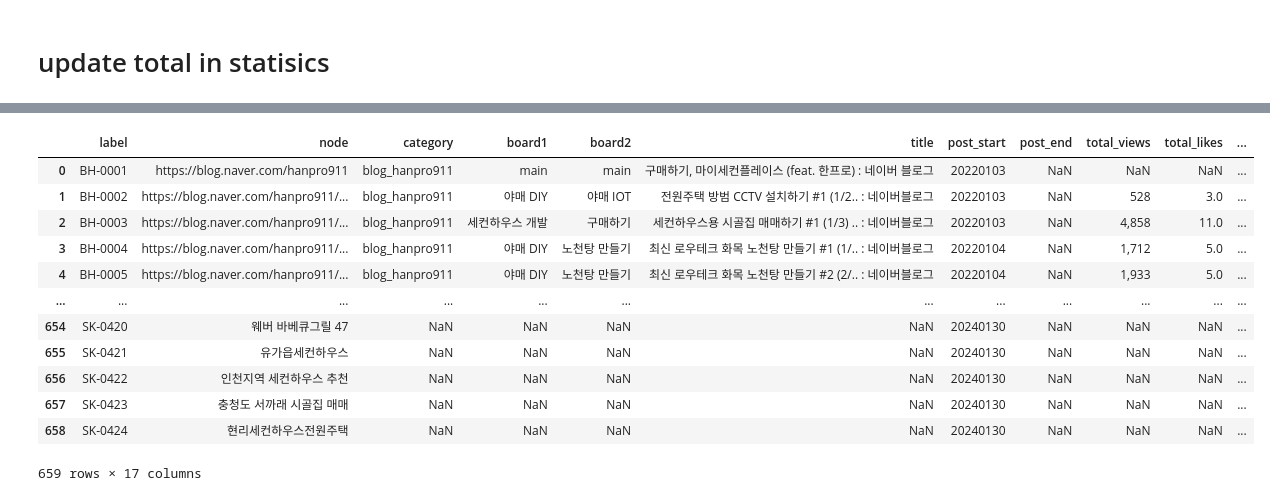
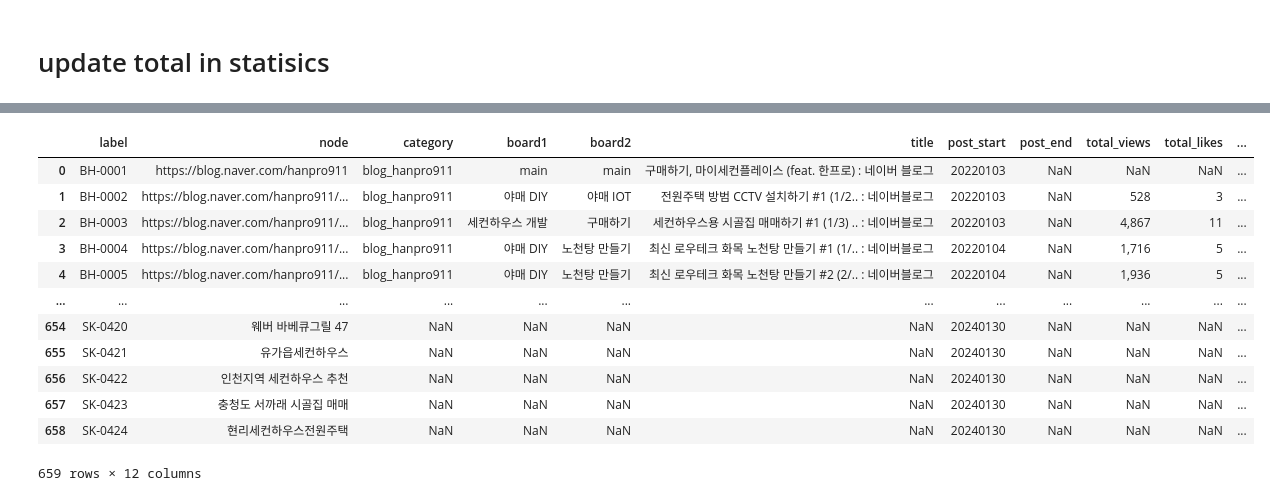
Before and after one commit to kang00111/funnel_test, a Jupyter notebook: Crawler for BlogStatistics_3.ipynb, the cells around one changed output, grey strips where cells are left out. Saved outputs shown, nothing was run; the diff lists cells and outputs as text; code cells hidden in the pictures.

```diff
--- a/Crawler for BlogStatistics_3.ipynb
+++ b/Crawler for BlogStatistics_3.ipynb
@@ -166,19 +144,0 @@ article_ids_bm
-# %%
-# 입력 날짜 (8자리 숫자)
-input_date = 20240130
-
-# 현재 날짜 가져오기
-current_date = datetime.now()
-
-# 어제 날짜 계산
-yesterday_date = current_date - timedelta(days=1)
-
-# 어제 날짜의 년, 월, 일 추출
-current_year = yesterday_date.year
-current_month = yesterday_date.month
-current_day = yesterday_date.day
-
-months_difference, deltaday, target_day = calculate_difference_and_weekday(current_year, current_month, current_day, input_date)
-
-
-print(f"네이버 기본 세팅에서 {input_date}은 {months_difference}달 전입니다. 입력날짜는 {target_day}입니다.")
@@ -599,17 +492,31 @@ for col in update_columns:
-# %%
-df_stat_updated
-# %% [output]
-|  | label | node | category | board1 | board2 | title | post_start | post_end | total_views | total_likes | ... |
-| 0 | BH-0001 | https://blog.naver.com/hanpro911 | blog_hanpro911 | main | main | 구매하기, 마이세컨플레이스 (feat. 한프로) : 네이버 블로그 | 20220103 | NaN | NaN | NaN | ... |
-| 1 | BH-0002 | https://blog.naver.com/hanpro911/... | blog_hanpro911 | 야매 DIY | 야매 IOT | 전원주택 방범 CCTV 설치하기 #1 (1/2.. : 네이버블로그 | 20220103 | NaN | 528 | 3.0 | ... |
-| 2 | BH-0003 | https://blog.naver.com/hanpro911/... | blog_hanpro911 | 세컨하우스 개발 | 구매하기 | 세컨하우스용 시골집 매매하기 #1 (1/3) .. : 네이버블로그 | 20220103 | NaN | 4,858 | 11.0 | ... |
-| 3 | BH-0004 | https://blog.naver.com/hanpro911/... | blog_hanpro911 | 야매 DIY | 노천탕 만들기 | 최신 로우테크 화목 노천탕 만들기 #1 (1/.. : 네이버블로그 | 20220104 | NaN | 1,712 | 5.0 | ... |
-| 4 | BH-0005 | https://blog.naver.com/hanpro911/... | blog_hanpro911 | 야매 DIY | 노천탕 만들기 | 최신 로우테크 화목 노천탕 만들기 #2 (2/.. : 네이버블로그 | 20220104 | NaN | 1,933 | 5.0 | ... |
-| ... | ... | ... | ... | ... | ... | ... | ... | ... | ... | ... | ... |
-| 654 | SK-0420 | 웨버 바베큐그릴 47 | NaN | NaN | NaN | NaN | 20240130 | NaN | NaN | NaN | ... |
-| 655 | SK-0421 | 유가읍세컨하우스 | NaN | NaN | NaN | NaN | 20240130 | NaN | NaN | NaN | ... |
-| 656 | SK-0422 | 인천지역 세컨하우스 추천 | NaN | NaN | NaN | NaN | 20240130 | NaN | NaN | NaN | ... |
-| 657 | SK-0423 | 충청도 서까래 시골집 매매 | NaN | NaN | NaN | NaN | 20240130 | NaN | NaN | NaN | ... |
-| 658 | SK-0424 | 현리세컨하우스전원주택 | NaN | NaN | NaN | NaN | 20240130 | NaN | NaN | NaN | ... |
-659 rows × 17 columns
+# %%
+df_state['node'] = df_state['node'].str.replace('/cv', '')
+# df_stat과 df_state를 contents_url을 기준으로 left join 수행
+df_stat_updated = pd.merge(df_stat, df_state, on='node', how='left')
+# %%
+# 선택할 열 목록
+selected_columns = ['label', 'node', 'category', 'board1', 'board2', 'title', 'post_start', 'post_end', 'total_views_y', 'total_likes_y', 'total_comments_y', 'view_y']
+
+# 열 선택
+df_stat_updated_selected = df_stat_updated[selected_columns]
+
+# 선택한 열 중 '_y'를 제거하고 컬럼명을 변경
+df_stat_updated_selected = df_stat_updated_selected.rename(columns=lambda x: x.replace('_y', ''))
+
+# 결과 확인
+df_stat_updated_selected
+# %% [output]
+|  | label | node | category | board1 | board2 | title | post_start | post_end | total_views | total_likes | ... |
+| 0 | BH-0001 | https://blog.naver.com/hanpro911 | blog_hanpro911 | main | main | 구매하기, 마이세컨플레이스 (feat. 한프로) : 네이버 블로그 | 20220103 | NaN | NaN | NaN | ... |
+| 1 | BH-0002 | https://blog.naver.com/hanpro911/... | blog_hanpro911 | 야매 DIY | 야매 IOT | 전원주택 방범 CCTV 설치하기 #1 (1/2.. : 네이버블로그 | 20220103 | NaN | 528 | 3 | ... |
+| 2 | BH-0003 | https://blog.naver.com/hanpro911/... | blog_hanpro911 | 세컨하우스 개발 | 구매하기 | 세컨하우스용 시골집 매매하기 #1 (1/3) .. : 네이버블로그 | 20220103 | NaN | 4,867 | 11 | ... |
+| 3 | BH-0004 | https://blog.naver.com/hanpro911/... | blog_hanpro911 | 야매 DIY | 노천탕 만들기 | 최신 로우테크 화목 노천탕 만들기 #1 (1/.. : 네이버블로그 | 20220104 | NaN | 1,716 | 5 | ... |
+| 4 | BH-0005 | https://blog.naver.com/hanpro911/... | blog_hanpro911 | 야매 DIY | 노천탕 만들기 | 최신 로우테크 화목 노천탕 만들기 #2 (2/.. : 네이버블로그 | 20220104 | NaN | 1,936 | 5 | ... |
+| ... | ... | ... | ... | ... | ... | ... | ... | ... | ... | ... | ... |
+| 654 | SK-0420 | 웨버 바베큐그릴 47 | NaN | NaN | NaN | NaN | 20240130 | NaN | NaN | NaN | ... |
+| 655 | SK-0421 | 유가읍세컨하우스 | NaN | NaN | NaN | NaN | 20240130 | NaN | NaN | NaN | ... |
+| 656 | SK-0422 | 인천지역 세컨하우스 추천 | NaN | NaN | NaN | NaN | 20240130 | NaN | NaN | NaN | ... |
+| 657 | SK-0423 | 충청도 서까래 시골집 매매 | NaN | NaN | NaN | NaN | 20240130 | NaN | NaN | NaN | ... |
+| 658 | SK-0424 | 현리세컨하우스전원주택 | NaN | NaN | NaN | NaN | 20240130 | NaN | NaN | NaN | ... |
+659 rows × 12 columns
 # %%
```
Also changed, not shown: parts of 13 cells of this notebook.
